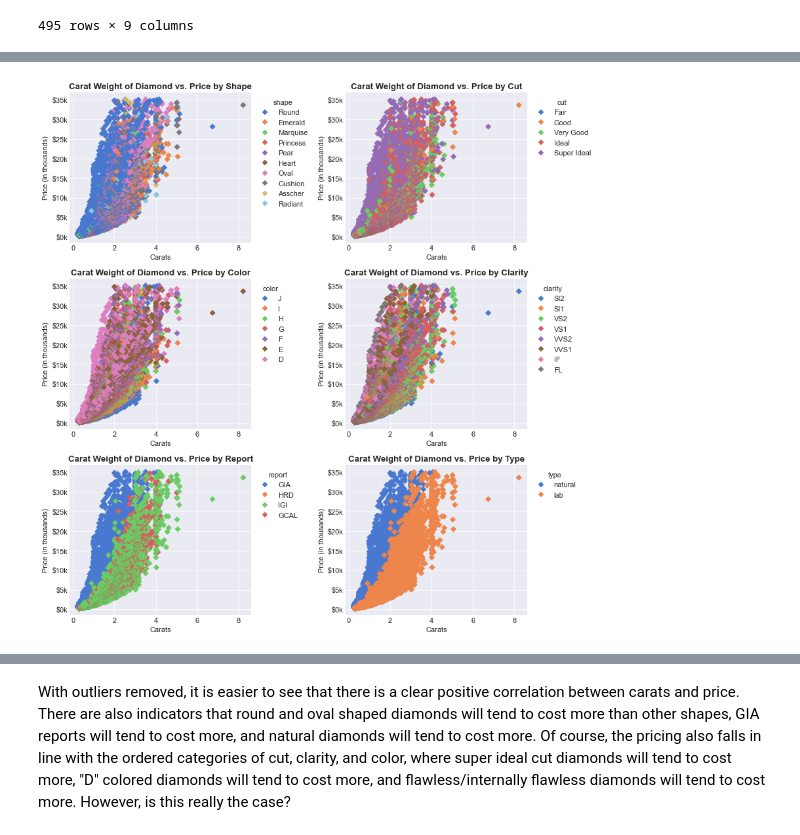
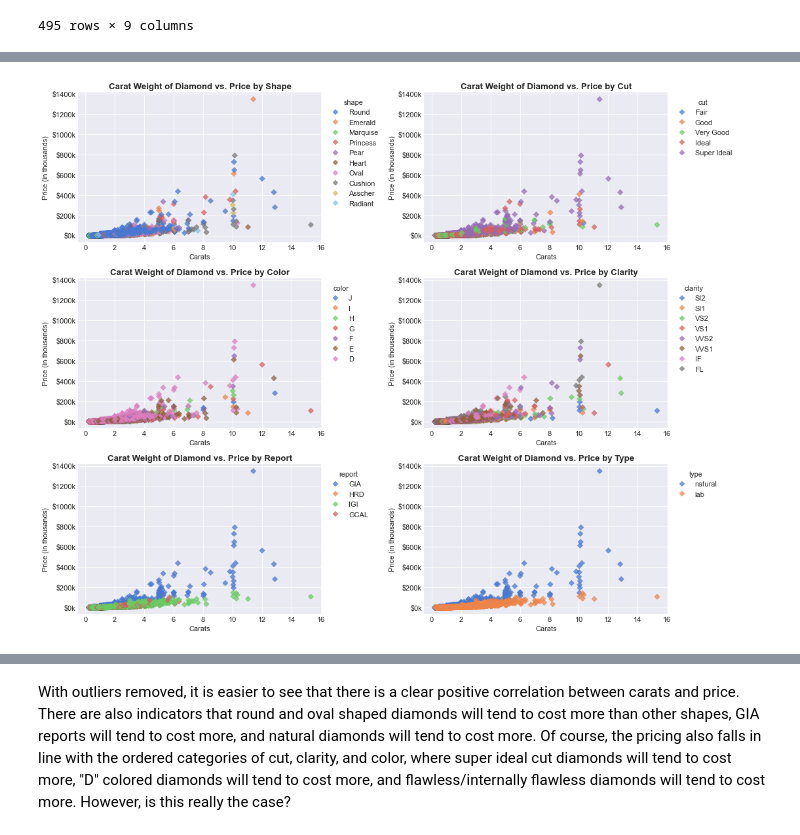
Before and after one commit to TrinityGahagen2K/diamond-pricing-analysis, a Jupyter notebook: diamond_pricing_analysis.ipynb, the cells around one changed output, grey strips where cells are left out. Saved outputs shown, nothing was run; the diff lists cells and outputs as text; code cells hidden in the pictures.

```diff
--- a/diamond_pricing_analysis.ipynb
+++ b/diamond_pricing_analysis.ipynb
@@ -225 +247,5 @@ display(three_point_five_stds_above)
 diamonds['sqrt_price'] = np.sqrt(diamonds['price'])
+# %%
+# Natural log transformation of price
+diamonds['log_price'] = np.log(diamonds['price'])
+diamonds['log_price'].describe()
@@ -250,9 +297,11 @@ plt.title('Carat vs. Price (Z-Score Removal)');
 # %%
-diamonds['sqrt_price'] = np.sqrt(diamonds['price'])
+def carat_vs_price_by_column(df=diamonds, column=None, fig=None, ax=None, title='', ylabel=''):
+    if (fig == None) & (ax == None):
+        fig, ax = plt.subplots(figsize=(10, 6))
 
-fig, ax = plt.subplots(figsize=(10, 6))
-sns.scatterplot(data=diamonds.drop(three_point_five_stds_above.index), x='carat', y='sqrt_price', ax=ax, edgecolor=None, marker='D')
-ax.yaxis.set_major_formatter(FuncFormatter(lambda y, _:f'{y:,.0f}'))
-ax.set_title('Carat Weight of Diamond vs. sqrt(Price) (Z-Score Removal)')
-ax.set_xlabel('Carats')
-ax.set_ylabel('sqrt(Price)');
+    sns.scatterplot(data=df, x='carat', y='price', edgecolor=None, hue=column, ax=ax, palette='muted', marker='D', alpha=0.75)
+    ax.yaxis.set_major_formatter(FuncFormatter(lambda y, _: f'${y * 1e-3:.0f}k'))
+    ax.set_title(title)
+    ax.set_xlabel('Carats')
+    ax.set_ylabel(ylabel)
+    sns.move_legend(ax, "upper left", bbox_to_anchor=(1, 1));
@@ -261,7 +307,0 @@ ax.set_ylabel('sqrt(Price)');
-# %%
-fig, ax = plt.subplots(figsize=(10, 6))
-sns.scatterplot(data=diamonds, x='carat', y='sqrt_price', ax=ax, edgecolor=None, marker='D')
-ax.yaxis.set_major_formatter(FuncFormatter(lambda y, _:f'{y:,.0f}'))
-ax.set_title('Carat Weight of Diamond vs. sqrt(Price)')
-ax.set_xlabel('Carats')
-ax.set_ylabel('Price');
@@ -270,25 +308,14 @@ ax.set_ylabel('Price');
-# %%
-def carat_vs_price_by_column(df=diamonds, column=None, fig=None, ax=None, title='', ylabel=''):
-    if (fig == None) & (ax == None):
-        fig, ax = plt.subplots(figsize=(10, 6))
-
-    sns.scatterplot(data=df, x='carat', y='price', edgecolor=None, hue=column, ax=ax, palette='muted', marker='D')
-    ax.yaxis.set_major_formatter(FuncFormatter(lambda y, _: f'${y * 1e-3:.0f}k'))
-    ax.set_title(title)
-    ax.set_xlabel('Carats')
-    ax.set_ylabel(ylabel)
-    sns.move_legend(ax, "upper left", bbox_to_anchor=(1, 1));
 # %%
-fig, axes = plt.subplots(3, 2, figsize=(12, 12))
+fig, axes = plt.subplots(3, 2, figsize=(15, 12))
 for n, col in enumerate(categorical_cols):
     ax = axes[n//2][n%2]
-    carat_vs_price_by_column(df=diamonds.drop(three_point_five_stds_above.index),
+    carat_vs_price_by_column(df=diamonds,
                              column=col,
                              fig=fig,
                              ax=ax,
                              title=f'Carat Weight of Diamond vs. Price by {col.title()}',
                              ylabel=f'Price (in thousands)',
                              )
 plt.tight_layout();
 # %% [output]
-[figure, old version]
+[figure, new version]
```
Also changed, not shown: parts of 63 cells of this notebook, 2 other files.
